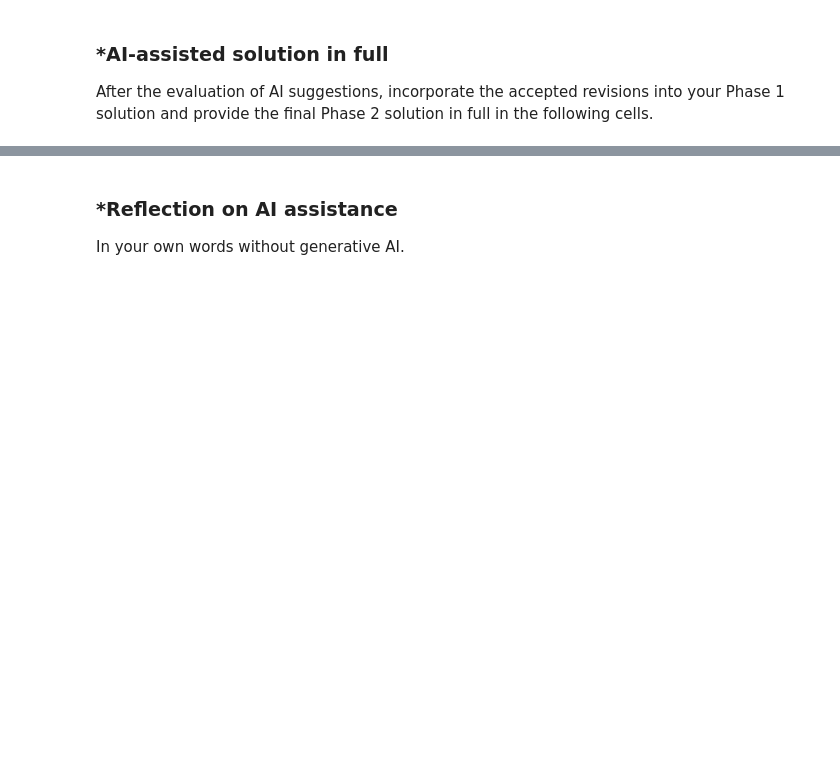
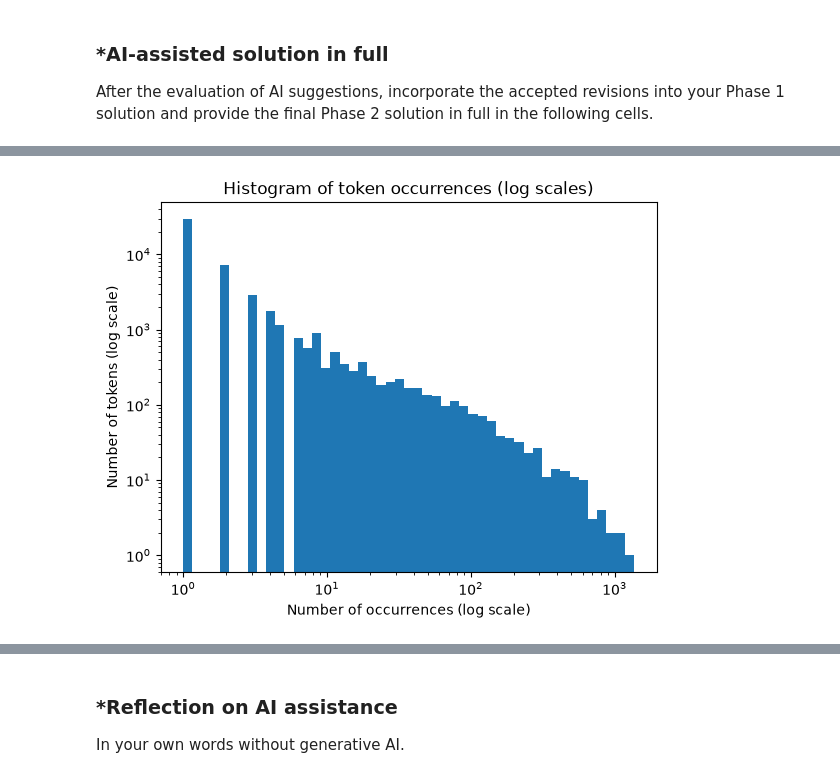
Before and after one commit to kph4br/A05-pca, a Jupyter notebook: notebook.ipynb, the cells around one changed output, grey strips where cells are left out. Drawn from its saved outputs; the diff is of its cells as text; code cells hidden in the pictures; blank space fills up the shorter version.

Commit message:
Phase 2 done.

```diff
--- a/notebook.ipynb
+++ b/notebook.ipynb
@@ -225,0 +231,96 @@ After the evaluation of AI suggestions, incorporate the accepted revisions into
+# %%
+# Your Phase 2 solution to the problem goes here.
+# Q1
+import pickle
+import numpy as np
+import pandas as pd
+import matplotlib.pyplot as plt
+import seaborn as sns
+from collections import Counter
+from sklearn.model_selection import train_test_split
+from sklearn.linear_model import LinearRegression
+from sklearn.decomposition import PCA
+
+with open('data/all_tokens.pickle', 'rb') as file:
+    all_tokens = pickle.load(file)
+
+token_count = Counter(all_tokens)
+token_freq = token_count.most_common()
+counts = [count for token, count in token_freq]
+
+print("Total tokens:", len(all_tokens))
+print("Unique tokens:", len(counts))
+print(token_freq[:10])
+
+counts_series = pd.Series(counts)
+print(counts_series.describe())
+print("Share of tokens that appear only once:", round((counts_series == 1).mean(), 3))
+
+plt.hist(counts, bins=np.logspace(0, np.log10(max(counts)), 50))
+plt.xscale('log')
+plt.yscale('log')
+plt.xlabel("Number of occurrences (log scale)")
+plt.ylabel("Number of tokens (log scale)")
+plt.title("Histogram of token occurrences (log scales)")
+plt.show()
+
+# Q2
+df = pd.read_parquet('data/Phishing_clean.parquet')
+
+y = df['Email Type']
+X = df.drop('Email Type', axis=1)
+
+X_train, X_test, y_train, y_test = train_test_split(X, y, test_size=0.2, random_state=100)
+
+reg = LinearRegression().fit(X_train, y_train)
+
+print("Train R^2:", round(reg.score(X_train, y_train), 3))
+print("Test R^2: ", round(reg.score(X_test, y_test), 3))
+
+coef = pd.DataFrame({'variable': reg.feature_names_in_, 'coefficient': reg.coef_})
+coef['abs_coef'] = np.abs(coef['coefficient'])
+print(coef.sort_values('abs_coef', ascending=False).head(15))
+
+# Q3
+pca = PCA(n_components=2).fit(X)
+X_pca = pca.transform(X)
+
+print("Variance explained:", pca.explained_variance_ratio_.round(4))
+
+pca_df = pd.DataFrame({'PC1': X_pca[:, 0], 'PC2': X_pca[:, 1], 'Email Type': y})
+
+sns.scatterplot(data=pca_df, x='PC1', y='PC2', hue='Email Type', alpha=0.4)
+plt.title("First two principal components")
+plt.show()
+
+# PC1 is driven by scheduling tokens (date, hourahead, schedules) and PC2 by sales-style words (new, offer, get) vs. work words (attached, call, message).
+loadings = pd.DataFrame(pca.components_.T, index=X.columns, columns=['PC1', 'PC2'])
+
+fig, axes = plt.subplots(1, 2, figsize=(12, 5))
+for ax, pc in zip(axes, ['PC1', 'PC2']):
+    top = loadings[pc].loc[loadings[pc].abs().nlargest(10).index]
+    top.sort_values().plot.barh(ax=ax)
+    ax.set_title(f"Top 10 tokens for {pc}")
+    ax.set_xlabel("Loading")
+plt.tight_layout()
+plt.show()
+
+# The loadings show that PC1 is driven by automated scheduling words like “date,” “hourahead” and “schedules,” which explains the separate non-phishing
+# clusters on the right. PC2 contrasts sales-style words like “new,” “offer” and “get” with workplace words like “attached,” “call” and “message,” which
+# is why phishing emails tend to sit higher on PC2.
+
+# Q4
+pca_big = PCA(n_components=2610).fit(X_train)
+Z_train = pca_big.transform(X_train)
+Z_test = pca_big.transform(X_test)
+
+for k in [100, 500, 2610]:
+    reg_pca = LinearRegression().fit(Z_train[:, :k], y_train)
+    print(f"{k} components - Variance retained: {round(pca_big.explained_variance_ratio_[:k].sum(), 4)}, "
+          f"Train R^2: {round(reg_pca.score(Z_train[:, :k], y_train), 3)}, "
+          f"Test R^2: {round(reg_pca.score(Z_test[:, :k], y_test), 3)}")
+
+# With 2,610 components, the R^2 is 0.767 on training and 0.66 on test (basically identical to the Q2 regression) since it keeps 99.98% of the variance. With
+# 500 components, test R^2 only drops to 0.626, but the train-test gap shrinks from 0.107 to 0.028. Fewer components reduce overfitting while keeping most
+# of the predictive power, though 2,610 still gives the best test R^2.
+# %% [output]
@@ -225,0 +340 @@ After the evaluation of AI suggestions, incorporate the accepted revisions into
+[figure, added]
```
Also changed, not shown: parts of 11 cells of this notebook.
